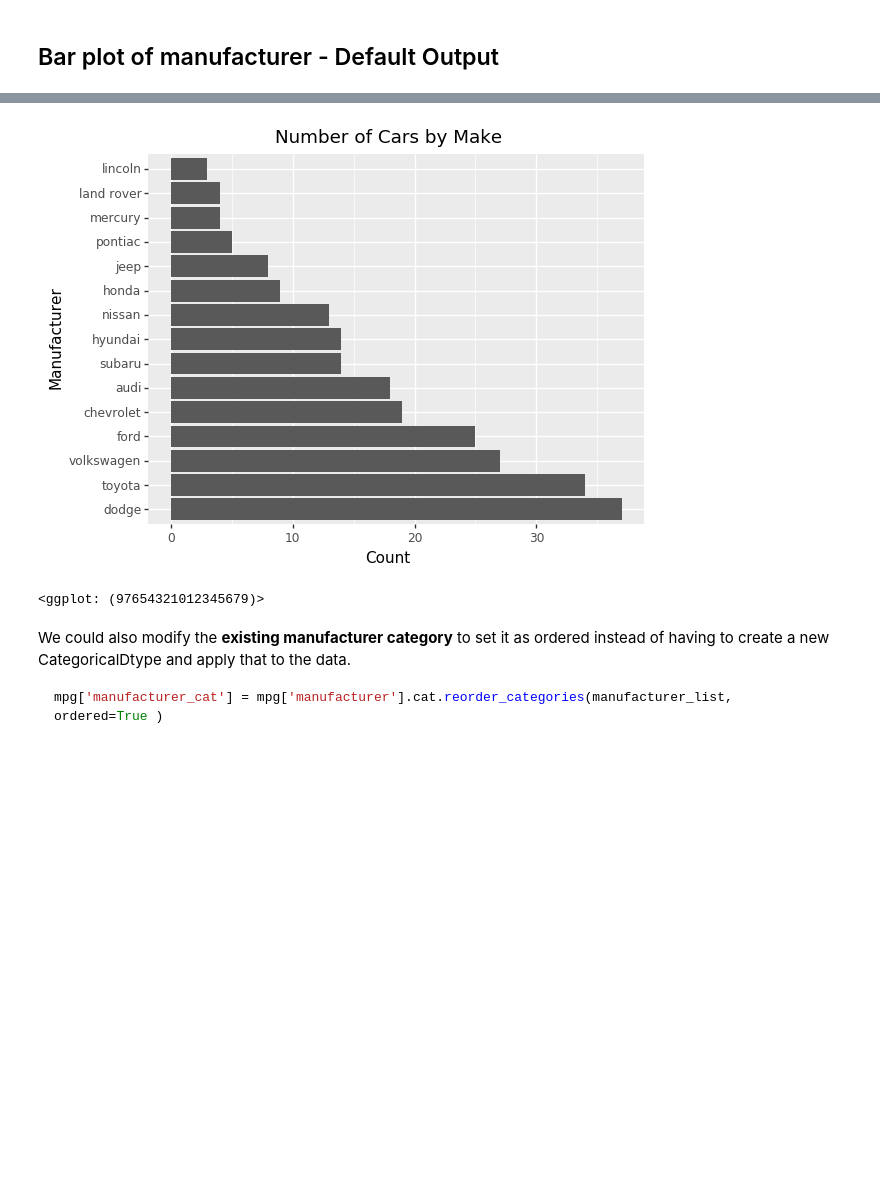
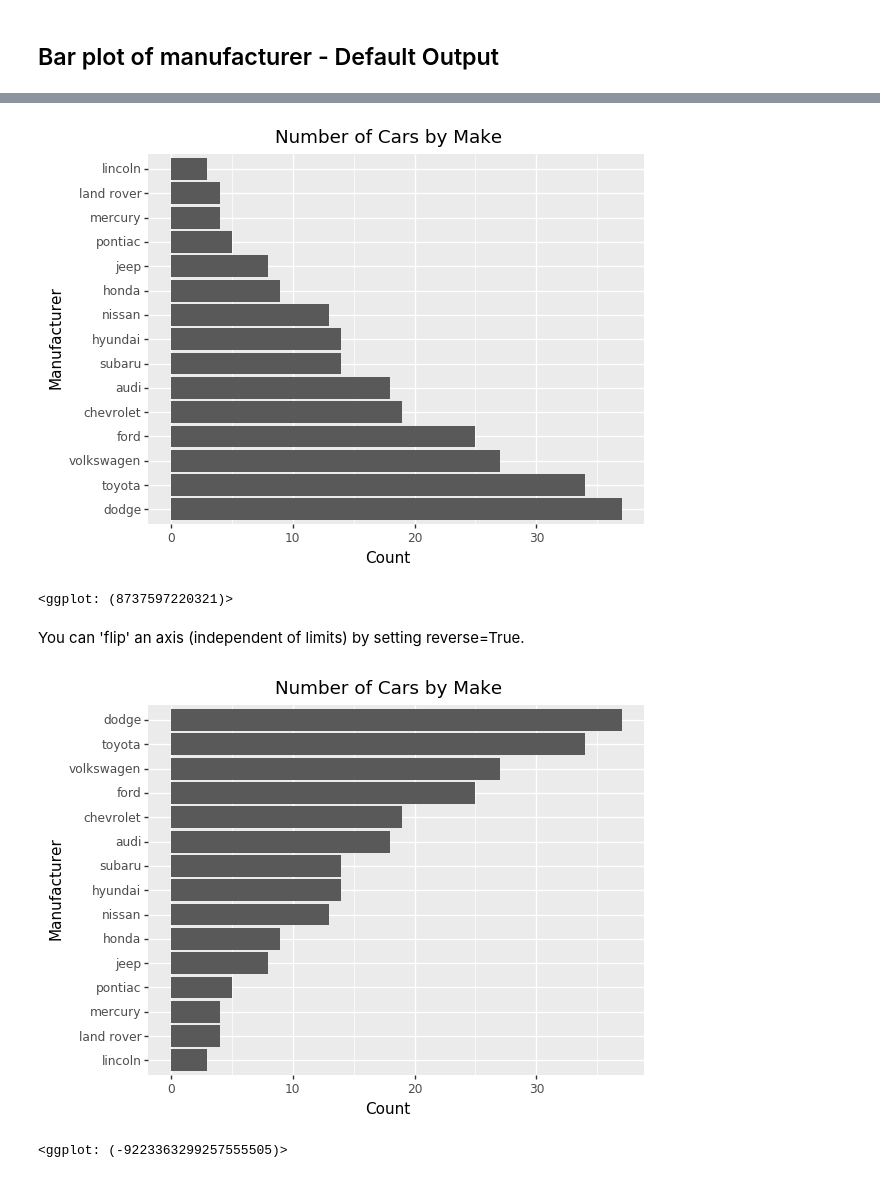
Before and after one commit to has2k1/plotnine-examples, a Jupyter notebook: plotnine_examples/tutorials/miscellaneous-order-plot-series.ipynb, the cells around one changed output, grey strips where cells are left out. Saved outputs shown, nothing was run; the diff lists cells and outputs as text; code cells hidden in the pictures; blank space fills up the shorter version.

````diff
--- a/plotnine_examples/tutorials/miscellaneous-order-plot-series.ipynb
+++ b/plotnine_examples/tutorials/miscellaneous-order-plot-series.ipynb
@@ -23 +51,4 @@ from plotnine.data import mpg
+# %%
+mpg = mpg.assign(manufacturer_cat =
+  mpg['manufacturer'].cat.reorder_categories(manufacturer_list))
 # %% [markdown]
@@ -28,26 +59,34 @@ we use an *ordered* categorical variable.
 # %%
 # Determine order and create a categorical type
+# Note that value_counts() is already sorted
 manufacturer_list = mpg['manufacturer'].value_counts().index.tolist()
-manufacturer_cat = CategoricalDtype(categories=manufacturer_list, ordered=True)
-
-# Cast the existing categories into the new category. Due to a bug in pandas
-# we need to do this via a string.
-mpg['manufacturer_cat'] = mpg['manufacturer'].astype(str).astype(manufacturer_cat)
 
 (ggplot(mpg)
  + aes(x='manufacturer_cat')
  + geom_bar(size=20)
+ + scale_x_discrete(limits=manufacturer_list)
  + coord_flip()
  + labs(y='Count', x='Manufacturer', title='Number of Cars by Make')
 )
 # %% [output]
 [figure]
-<ggplot: (97654321012345679)>
+<ggplot: (8737597220321)>
-# %% [markdown]
-We could also modify the **existing manufacturer category** to set it as ordered instead of having to create a new CategoricalDtype and apply that to the data.
-
-```python
-mpg['manufacturer_cat'] = mpg['manufacturer'].cat.reorder_categories(manufacturer_list, ordered=True )
-```
+# %% [markdown]
+You can 'flip' an axis (independent of limits) by setting reverse=True.
+# %%
+# Determine order and create a categorical type
+# Note that value_counts() is already sorted
+manufacturer_list = mpg['manufacturer'].value_counts().index.tolist()
+
+(ggplot(mpg)
+ + aes(x='manufacturer_cat')
+ + geom_bar(size=20)
+ + scale_x_discrete(limits=manufacturer_list, reverse=True)
+ + coord_flip()
+ + labs(y='Count', x='Manufacturer', title='Number of Cars by Make')
+)
+# %% [output]
+[figure, added]
+<ggplot: (-9223363299257555505)>
 # %% [markdown]
 ### Further Reading
````
Also changed, not shown: parts of 7 cells of this notebook.
